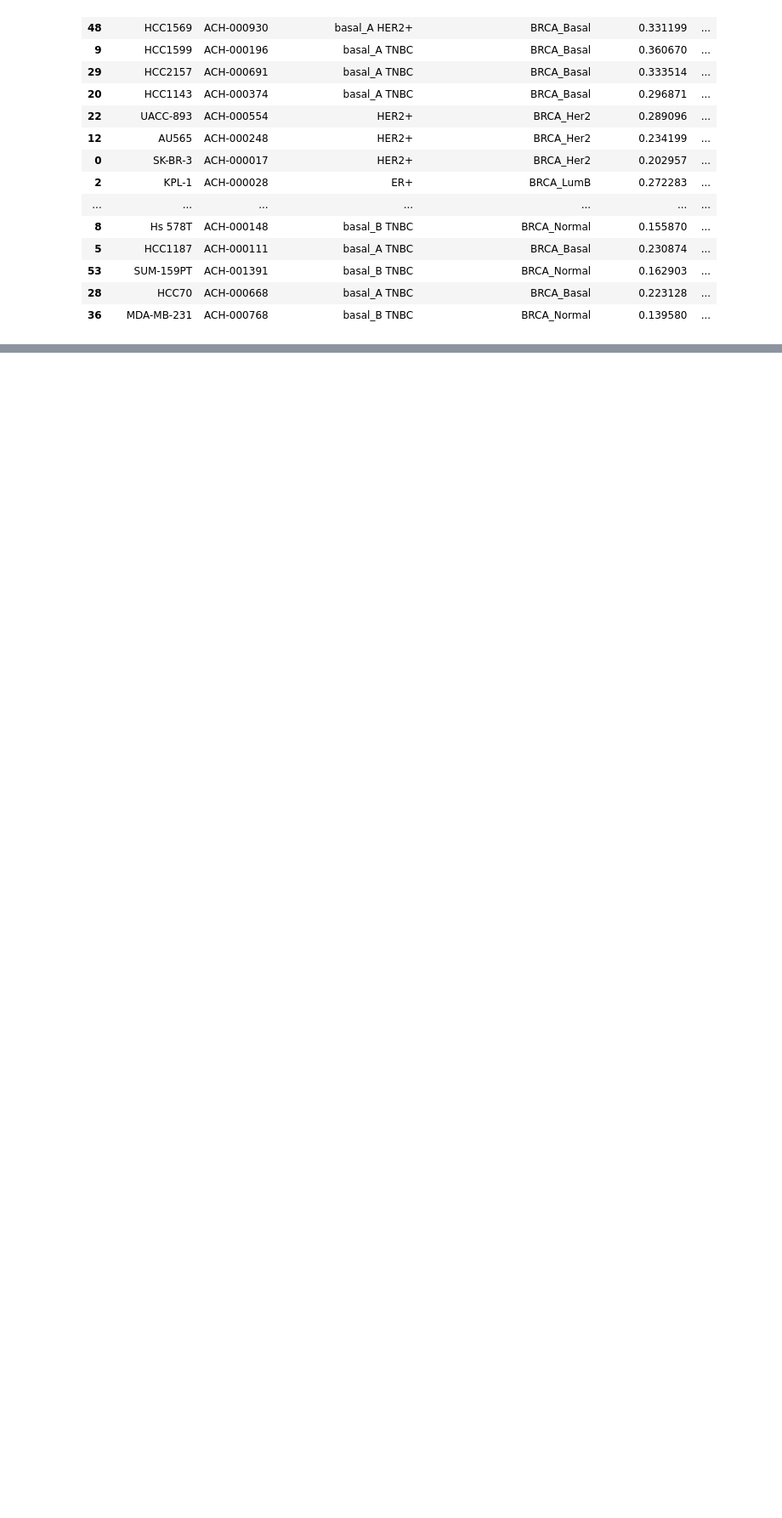
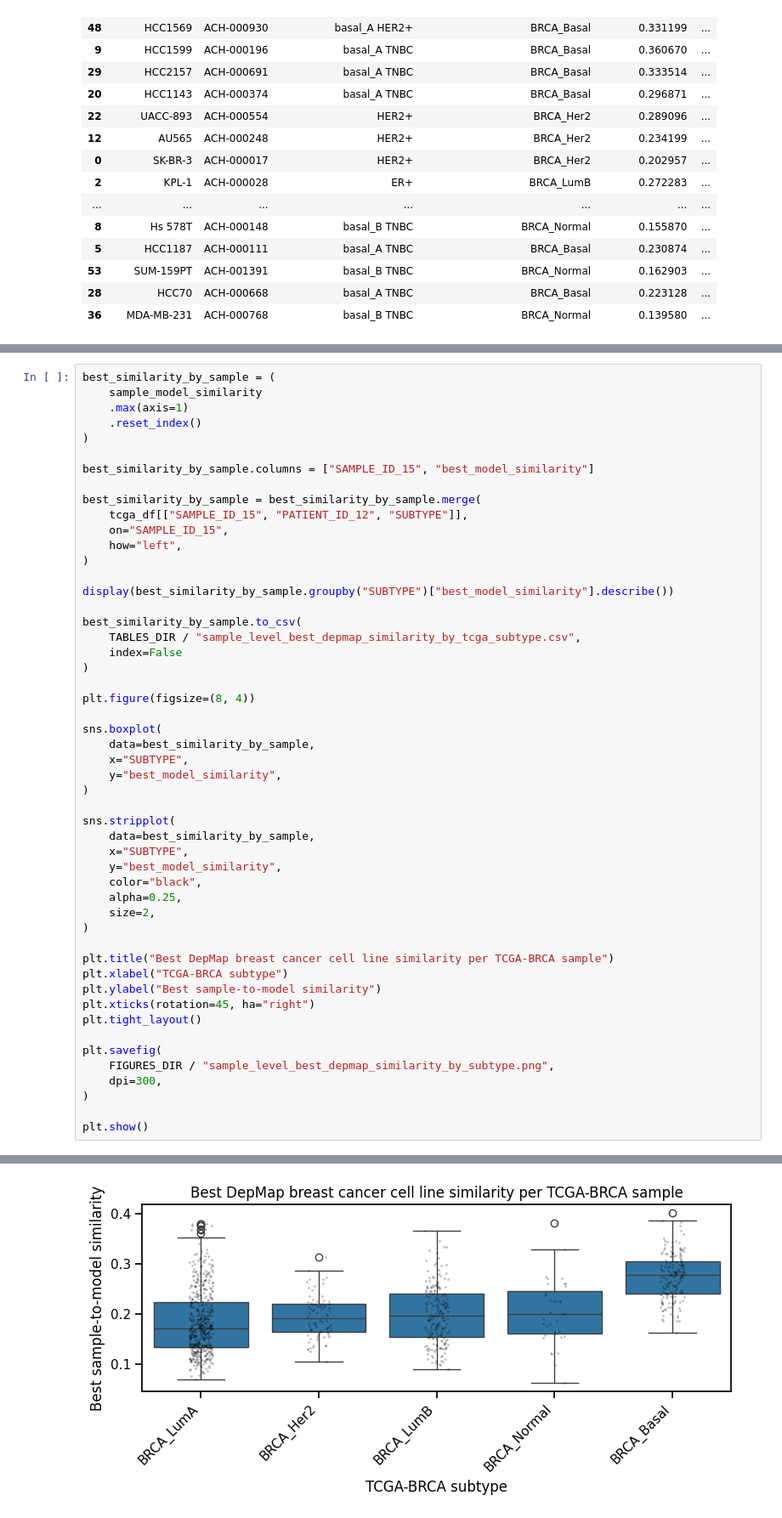
Before and after one commit to rubengarciad93bioinfo/tcga-brca-translational-stratification, a Jupyter notebook: notebooks/10_ex_vivo_model_matching.ipynb, the cells around one changed output, grey strips where cells are left out. Shown at 85% size. Cells and saved outputs as stored; diff of their text form; blank space fills up the shorter version.

```diff
--- a/notebooks/10_ex_vivo_model_matching.ipynb
+++ b/notebooks/10_ex_vivo_model_matching.ipynb
@@ -837,0 +1071,52 @@ plt.show()
+# %%
+best_similarity_by_sample = (
+    sample_model_similarity
+    .max(axis=1)
+    .reset_index()
+)
+
+best_similarity_by_sample.columns = ["SAMPLE_ID_15", "best_model_similarity"]
+
+best_similarity_by_sample = best_similarity_by_sample.merge(
+    tcga_df[["SAMPLE_ID_15", "PATIENT_ID_12", "SUBTYPE"]],
+    on="SAMPLE_ID_15",
+    how="left",
+)
+
+display(best_similarity_by_sample.groupby("SUBTYPE")["best_model_similarity"].describe())
+
+best_similarity_by_sample.to_csv(
+    TABLES_DIR / "sample_level_best_depmap_similarity_by_tcga_subtype.csv",
+    index=False
+)
+
+plt.figure(figsize=(8, 4))
+
+sns.boxplot(
+    data=best_similarity_by_sample,
+    x="SUBTYPE",
+    y="best_model_similarity",
+)
+
+sns.stripplot(
+    data=best_similarity_by_sample,
+    x="SUBTYPE",
+    y="best_model_similarity",
+    color="black",
+    alpha=0.25,
+    size=2,
+)
+
+plt.title("Best DepMap breast cancer cell line similarity per TCGA-BRCA sample")
+plt.xlabel("TCGA-BRCA subtype")
+plt.ylabel("Best sample-to-model similarity")
+plt.xticks(rotation=45, ha="right")
+plt.tight_layout()
+
+plt.savefig(
+    FIGURES_DIR / "sample_level_best_depmap_similarity_by_subtype.png",
+    dpi=300,
+)
+
+plt.show()
+# %% [output]
@@ -837,0 +1130 @@ plt.show()
+[figure, added]
```
Also changed, not shown: parts of 6 cells of this notebook, 6 other files.
